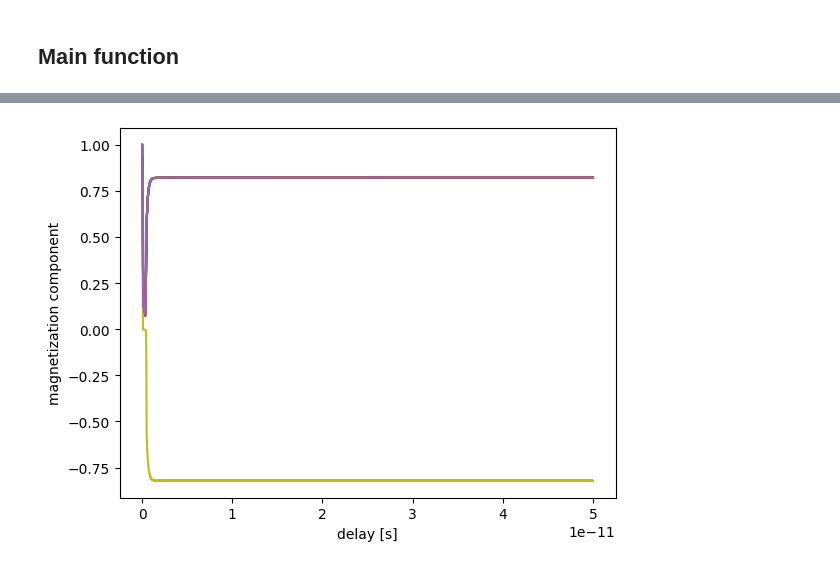
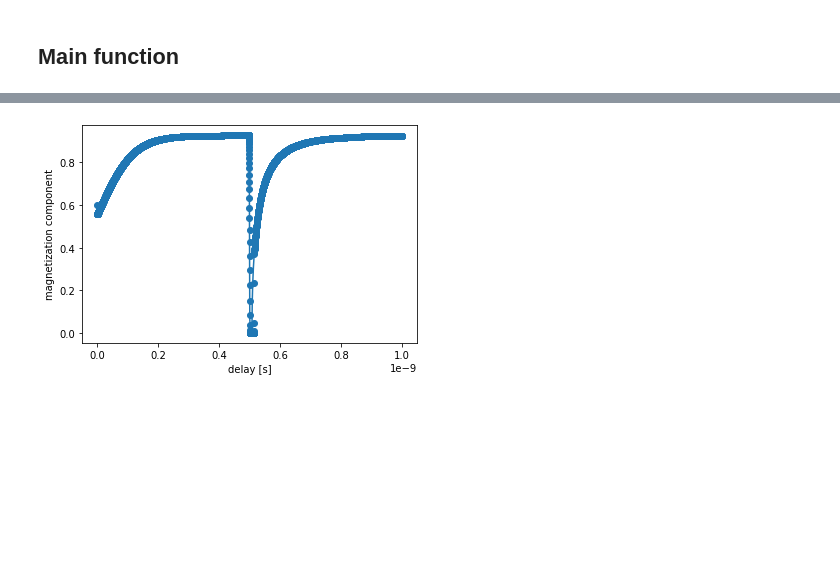
Before and after one commit to Nilodirf/LLB, a Jupyter notebook: LLB_te_interpolation.ipynb, the cells around one changed output, grey strips where cells are left out. Cells and saved outputs as stored; diff of their text form; code cells hidden in the pictures; blank space fills up the shorter version.

```diff
--- a/LLB_te_interpolation.ipynb
+++ b/LLB_te_interpolation.ipynb
@@ -323,3 +341,21 @@ def get_tes():
+# %%
+def get_ms_paul():
+    paul_dat=open('temp_test/paul_data.txt', 'r').readlines()
+    sep_dat=[line.split() for line in paul_dat]
+    float_dat=np.array([[float(num) for num in line] for line in sep_dat])
+
+    delay=np.array(float_dat[:,0])*1e-12
+    new_delay=np.arange(0,delay[-1], 1e-16)
+
+    tes=float_dat[:,5]
+    new_tes=np.array(ip.interp1d(delay, tes)(new_delay))
+    new_tes = np.reshape(new_tes,(-1,1))
+
+    mxs= float_dat[:,1]
+    mys=float_dat[:,2]
+    mzs=float_dat[:,3]
+    m2s=float_dat[:,4]
+    return delay, mxs, mys, mzs, m2s
 # %%
 def get_tc_mask(te_red, Tc_sam):
     under_tc=te_red<1.
@@ -408,7 +444,7 @@ def integrate_LLB():
     gamma=1.76e11 # gyromagnetic ratio in (Ts)^{-1}
 
     # import temperature map
-    times, tes=get_tes()
+    times, tes=get_tes_paul()
     N=len(times)
 
     # load a sample and call the functions to get all parameters on the sample structure:
@@ -419,6 +455,7 @@ def integrate_LLB():
 
     # load initial magnetization
     m0=get_mag(np.array([m_amp, m_phi, m_gamma])).flatten()
+    m0=np.array([0.8, 0., 0.6])
 
     # Create static parameters on sample structure
     Ms_sam=Ms_sample(sample)
@@ -541,6 +578,6 @@ The whole simulation took 27.40183973312378 s
 # %%
 sim_delay=mag_map.t
-mm_rs=mag_map.y.T.flatten().reshape(len(mag_map.t), 15,3)
+mm_rs=mag_map.y.T.flatten().reshape(len(mag_map.t), 1,3)
 # %%
 color_data = mm_rs[:, :, 2].T
 plt.imshow(color_data, cmap='hot', aspect='auto')
@@ -553,14 +590,17 @@ plt.show()
+# %%
+pt, pmx, pmy, pmz, pm2=get_ms_paul()
 # %%
 #plt.plot(delay, mag_map_man[:,:,2][:-1])
 #plt.scatter(delay, mys)
 
 plt.plot(sim_delay, mm_rs[:,:,2])
+plt.scatter(pt, pmz)
 plt.xlabel(r'delay [s]')
 plt.ylabel(r'magnetization component')
 
 #plt.plot(new_delay, mag_map_man[:,0,0][:-1])
 #plt.scatter(delay, mxs)
 
 plt.show()
 # %% [output]
-[figure, old version]
+[figure, new version]
```
Also changed, not shown: parts of 31 cells of this notebook, 1 other file.
